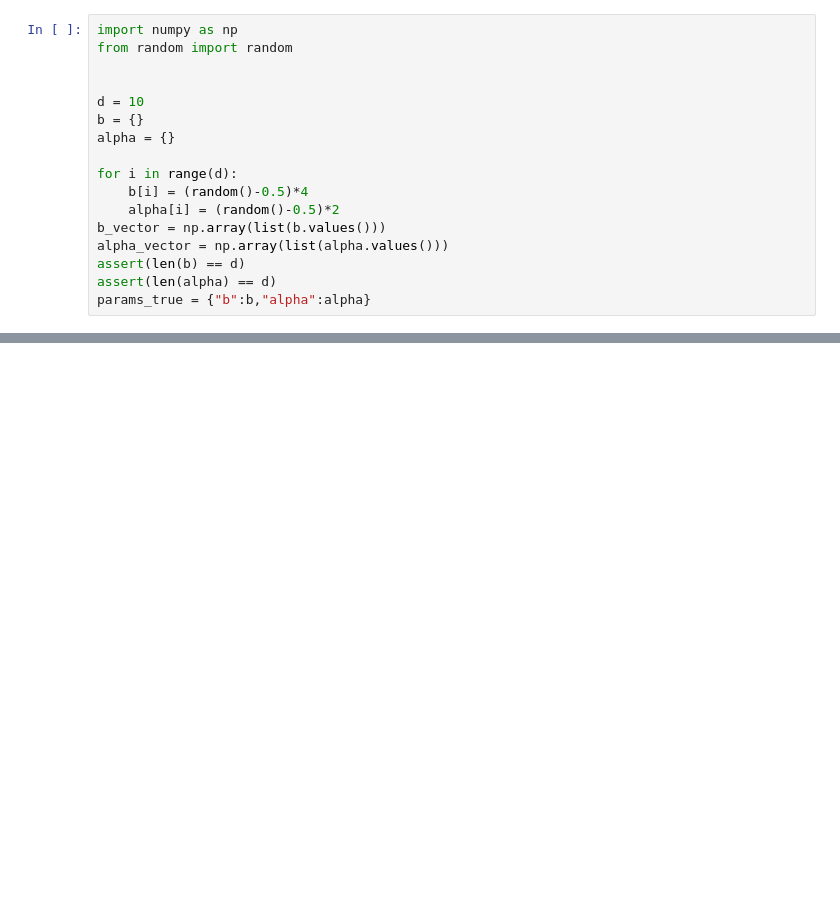
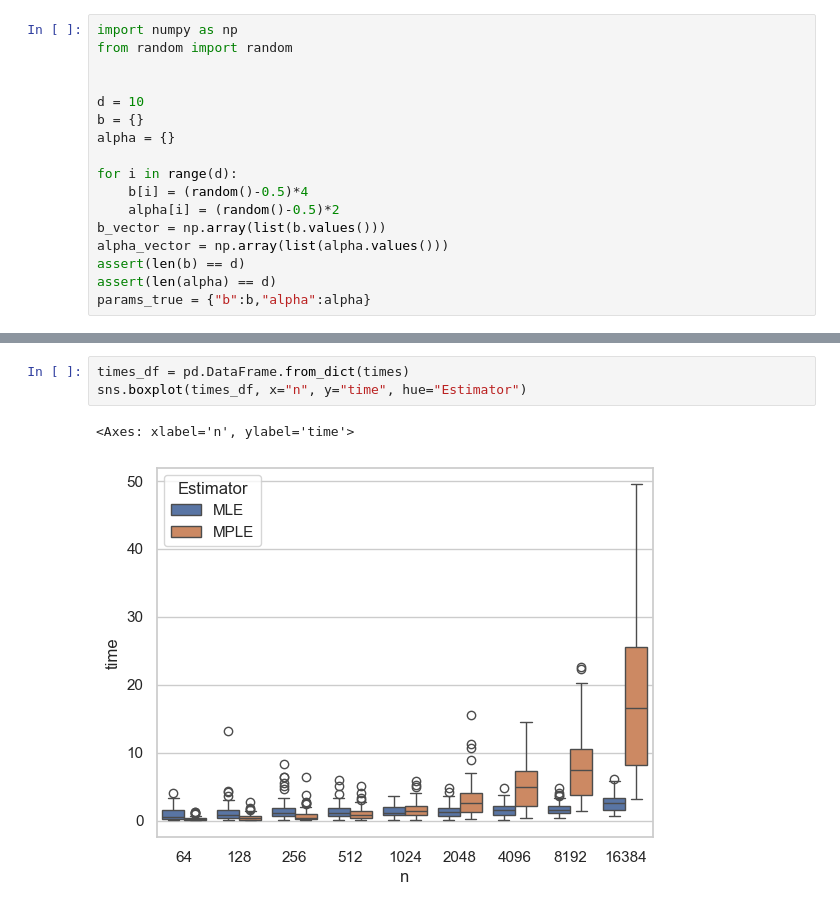
Before and after one commit to dmkla10/tesis, a Jupyter notebook: main.ipynb, the cells around one changed output, grey strips where cells are left out. Cells and saved outputs as stored; diff of their text form; blank space fills up the shorter version.

```diff
--- a/main.ipynb
+++ b/main.ipynb
@@ -222,0 +365,6 @@ plt.show()
+# %%
+times_df = pd.DataFrame.from_dict(times)
+sns.boxplot(times_df, x="n", y="time", hue="Estimator")
+# %% [output]
+<Axes: xlabel='n', ylabel='time'>
+[figure, added]
```
Also changed, not shown: parts of 14 cells of this notebook, 6 other files.
